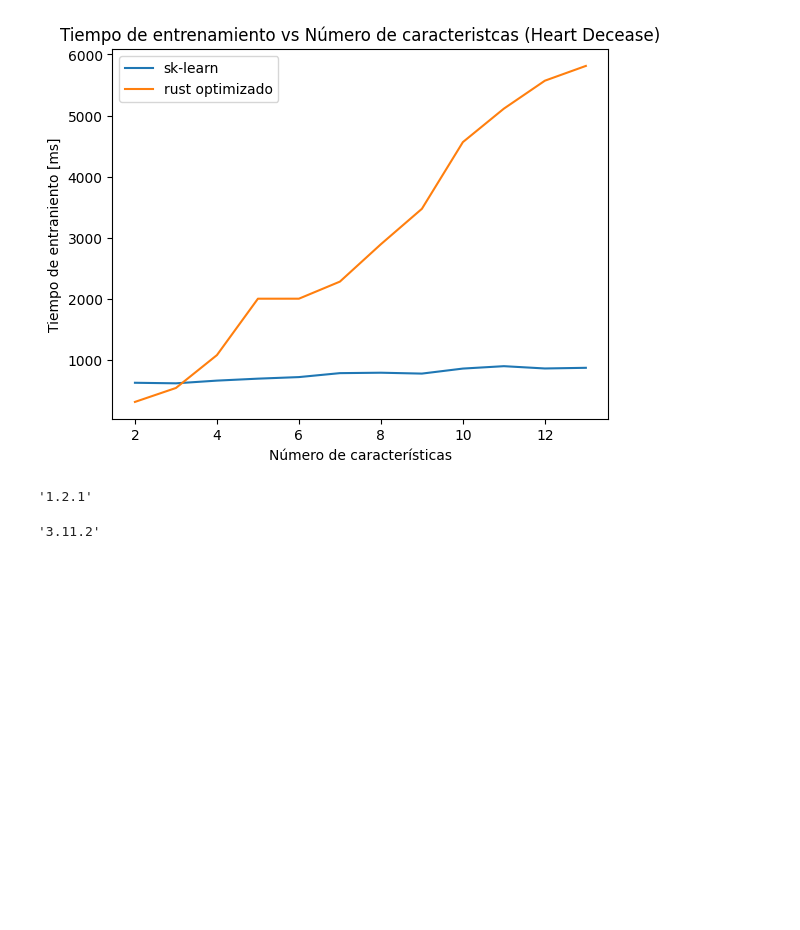
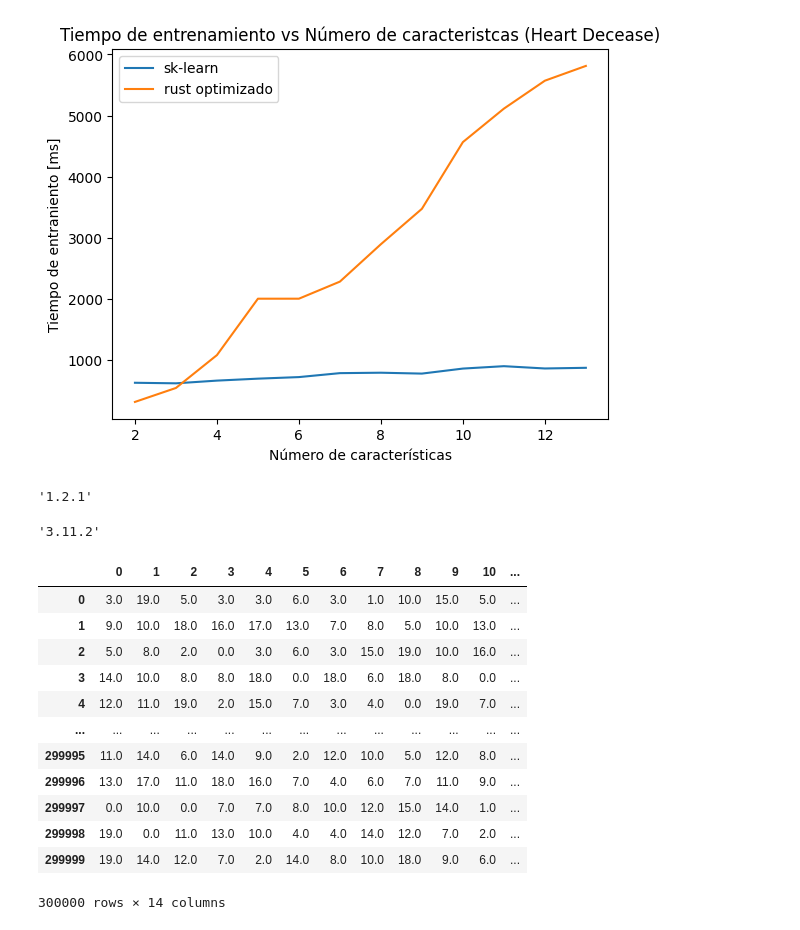
Before and after one commit to ulloacastillo/rust-decision-tree, a Jupyter notebook: graficos_profiling.ipynb, the cells around one changed output. Drawn from its saved outputs; the diff is of its cells as text; code cells hidden in the pictures; blank space fills up the shorter version.

```diff
--- a/graficos_profiling.ipynb
+++ b/graficos_profiling.ipynb
@@ -499,3 +499,33 @@ from platform import python_version
 python_version()
 # %% [output]
 '3.11.2'
+# %%
+rows = 300000
+cols = 13
+data = np.empty((rows, cols+1))
+
+for i in range(rows):
+    for j in range(cols):
+        data[i,j] = np.random.randint(20)
+    data[i, cols] = int(np.random.randint(10))
+
+
+df = pd.DataFrame(data)
+df[cols] = df[cols].astype('int32')
+df.to_csv('synthetic.csv', index=False, header=False)
+# %%
+df
+# %% [output]
+|  | 0 | 1 | 2 | 3 | 4 | 5 | 6 | 7 | 8 | 9 | 10 | ... |
+| 0 | 3.0 | 19.0 | 5.0 | 3.0 | 3.0 | 6.0 | 3.0 | 1.0 | 10.0 | 15.0 | 5.0 | ... |
+| 1 | 9.0 | 10.0 | 18.0 | 16.0 | 17.0 | 13.0 | 7.0 | 8.0 | 5.0 | 10.0 | 13.0 | ... |
+| 2 | 5.0 | 8.0 | 2.0 | 0.0 | 3.0 | 6.0 | 3.0 | 15.0 | 19.0 | 10.0 | 16.0 | ... |
+| 3 | 14.0 | 10.0 | 8.0 | 8.0 | 18.0 | 0.0 | 18.0 | 6.0 | 18.0 | 8.0 | 0.0 | ... |
+| 4 | 12.0 | 11.0 | 19.0 | 2.0 | 15.0 | 7.0 | 3.0 | 4.0 | 0.0 | 19.0 | 7.0 | ... |
+| ... | ... | ... | ... | ... | ... | ... | ... | ... | ... | ... | ... | ... |
+| 299995 | 11.0 | 14.0 | 6.0 | 14.0 | 9.0 | 2.0 | 12.0 | 10.0 | 5.0 | 12.0 | 8.0 | ... |
+| 299996 | 13.0 | 17.0 | 11.0 | 18.0 | 16.0 | 7.0 | 4.0 | 6.0 | 7.0 | 11.0 | 9.0 | ... |
+| 299997 | 0.0 | 10.0 | 0.0 | 7.0 | 7.0 | 8.0 | 10.0 | 12.0 | 15.0 | 14.0 | 1.0 | ... |
+| 299998 | 19.0 | 0.0 | 11.0 | 13.0 | 10.0 | 4.0 | 4.0 | 14.0 | 12.0 | 7.0 | 2.0 | ... |
+| 299999 | 19.0 | 14.0 | 12.0 | 7.0 | 2.0 | 14.0 | 8.0 | 10.0 | 18.0 | 9.0 | 6.0 | ... |
+300000 rows × 14 columns
```
Also changed, not shown: parts of 9 cells of this notebook, 36 other files.
